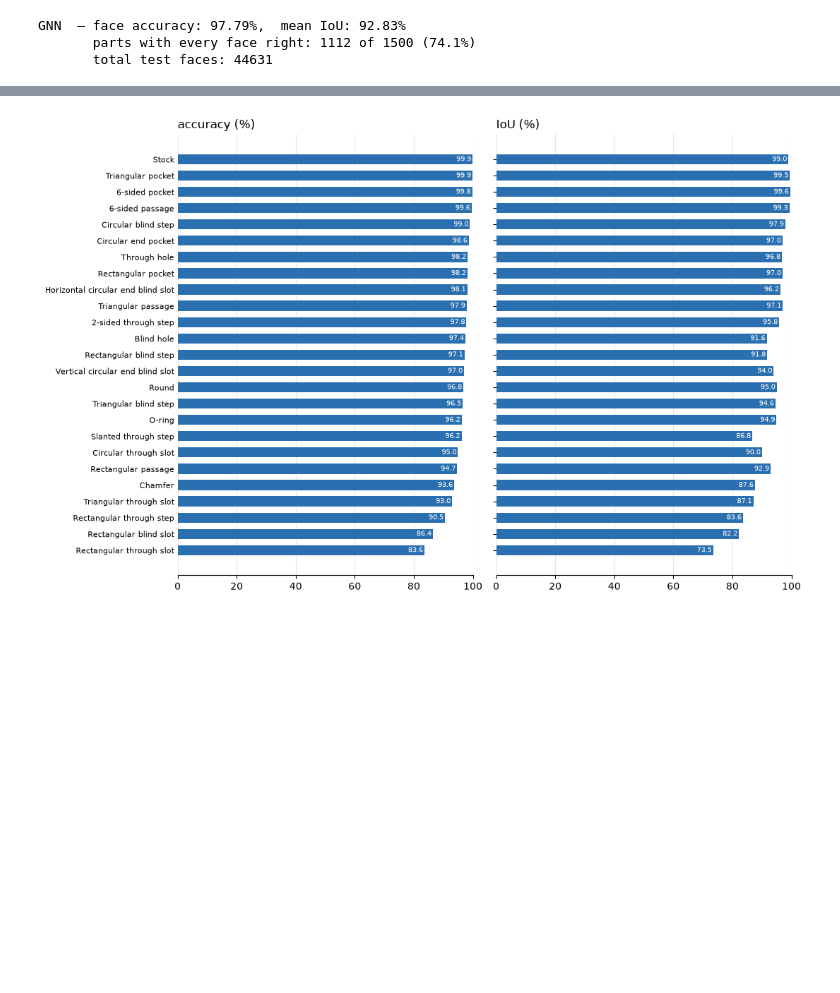
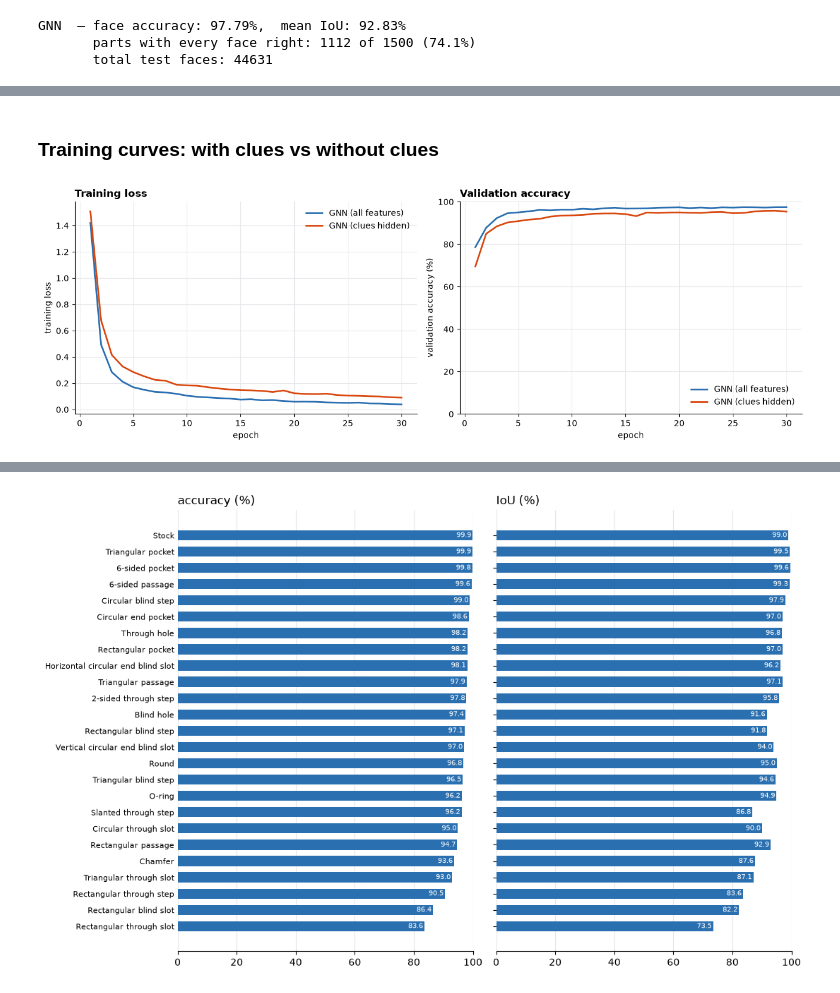
Before and after one commit to udaydahal/AnK_Progress, a Jupyter notebook: brep_gnn/mfcad/visualize_mfcad.ipynb, the cells around one changed output, grey strips where cells are left out. Saved outputs shown, nothing was run; the diff lists cells and outputs as text; code cells hidden in the pictures; blank space fills up the shorter version.

```diff
--- a/brep_gnn/mfcad/visualize_mfcad.ipynb
+++ b/brep_gnn/mfcad/visualize_mfcad.ipynb
@@ -117,0 +244,24 @@ Each bar shows what % of faces of that class were predicted correctly. Classes s
+# %% [markdown]
+### Training curves: with clues vs without clues
+# %%
+fig, (ax1, ax2) = plt.subplots(1, 2, figsize=(13, 4.5), facecolor="white")
+epochs = range(1, EPOCHS + 1)
+
+ax1.plot(epochs, gnn_hist["train_loss"], color="#2a6fb0", linewidth=2, label="GNN (all features)")
+ax1.plot(epochs, hard_gnn_hist["train_loss"], color="#d9480f", linewidth=2, label="GNN (clues hidden)")
+ax1.set_xlabel("epoch"); ax1.set_ylabel("training loss")
+ax1.set_title("Training loss", loc="left", fontweight="bold")
+ax1.legend(frameon=False); ax1.grid(color="#e3e6ea", linewidth=0.8)
+for s in ("top", "right"): ax1.spines[s].set_visible(False)
+
+ax2.plot(epochs, [100*v for v in gnn_hist["val_acc"]], color="#2a6fb0", linewidth=2, label="GNN (all features)")
+ax2.plot(epochs, [100*v for v in hard_gnn_hist["val_acc"]], color="#d9480f", linewidth=2, label="GNN (clues hidden)")
+ax2.set_xlabel("epoch"); ax2.set_ylabel("validation accuracy (%)")
+ax2.set_title("Validation accuracy", loc="left", fontweight="bold")
+ax2.set_ylim(0, 100)
+ax2.legend(frameon=False, loc="lower right"); ax2.grid(color="#e3e6ea", linewidth=0.8)
+for s in ("top", "right"): ax2.spines[s].set_visible(False)
+
+plt.tight_layout(); plt.show()
+# %% [output]
+[figure, added]
```
Also changed, not shown: parts of 21 cells of this notebook, 5 other files.
